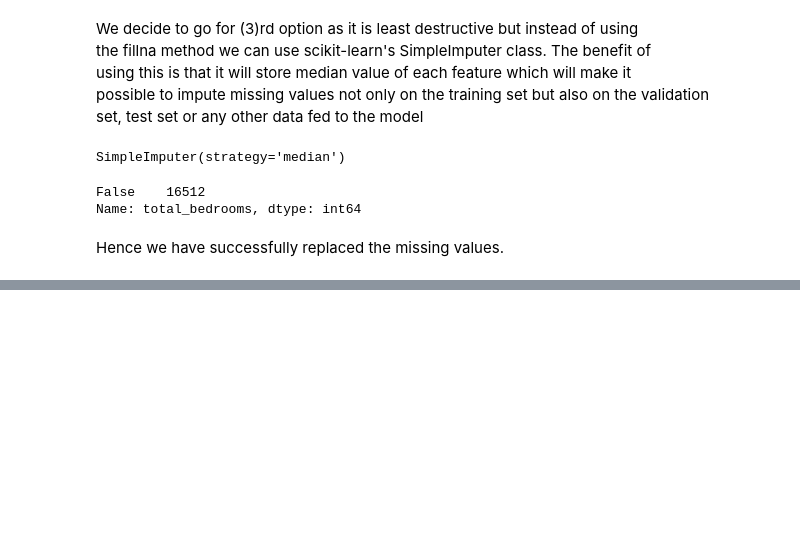
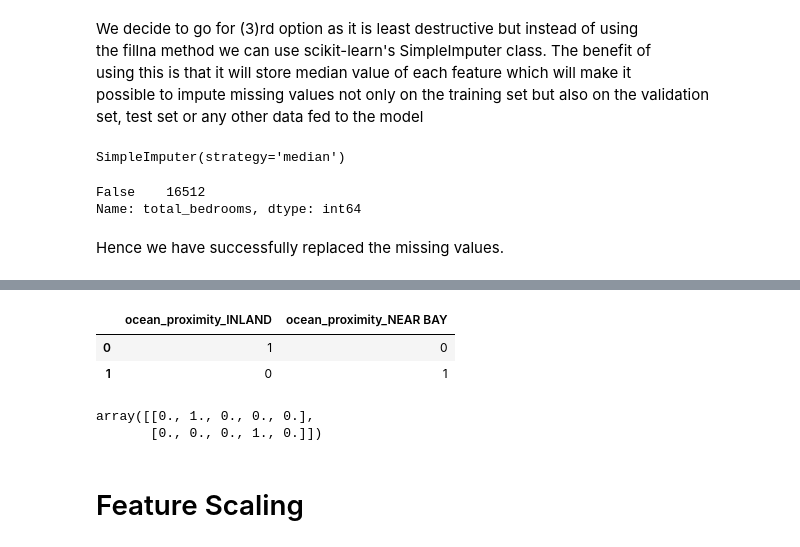
Before and after one commit to Vineet2102/House_Price_Prediction, a Jupyter notebook: house-price-prediction.ipynb, the cells around one changed output, grey strips where cells are left out. Drawn from its saved outputs; the diff is of its cells as text; code cells hidden in the pictures; blank space fills up the shorter version.

```diff
--- a/house-price-prediction.ipynb
+++ b/house-price-prediction.ipynb
@@ -298,0 +349,15 @@ Hence we have successfully replaced the missing values.
+# %%
+# Alternate method using pandas library to get one hot encoding
+df_test = pd.DataFrame({'ocean_proximity':['INLAND','NEAR BAY']})
+pd.get_dummies(df_test)
+# %% [output]
+|  | ocean_proximity_INLAND | ocean_proximity_NEAR BAY |
+| 0 | 1 | 0 |
+| 1 | 0 | 1 |
+# %%
+cat_encoder.transform(df_test).toarray()
+# %% [output]
+array([[0., 1., 0., 0., 0.],
+       [0., 0., 0., 1., 0.]])
+# %% [markdown]
+# Feature Scaling
```
Also changed, not shown: parts of 15 cells of this notebook.
